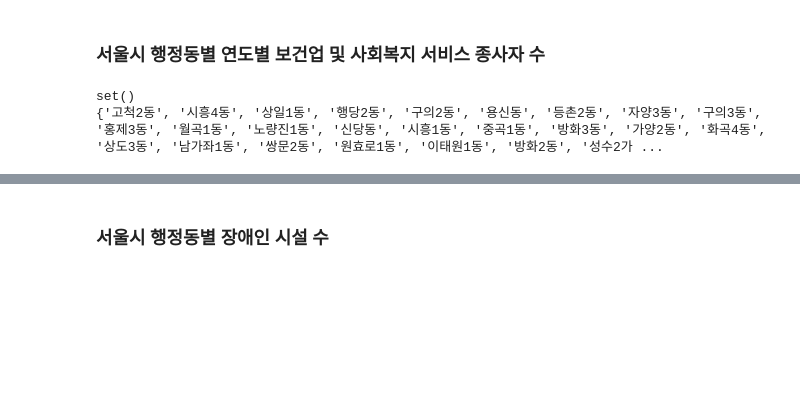
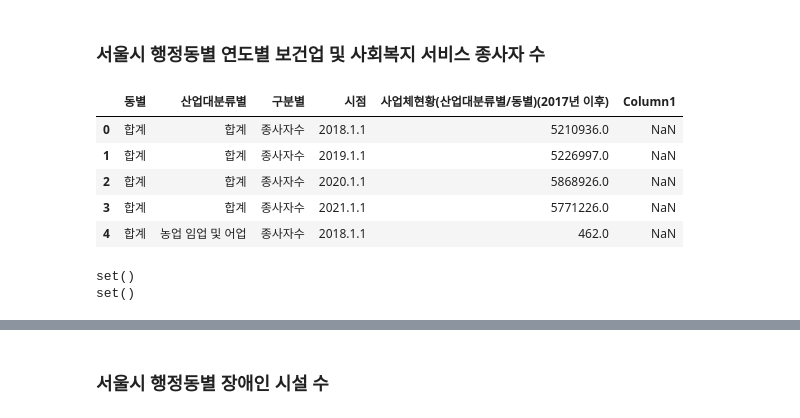
Before and after one commit to daunJJ/CallTaxi, a Jupyter notebook: table_join.ipynb, the cells around one changed output, grey strips where cells are left out. Cells and saved outputs as stored; diff of their text form; code cells hidden in the pictures; blank space fills up the shorter version.

```diff
--- a/table_join.ipynb
+++ b/table_join.ipynb
@@ -91,19 +115,12 @@ final_data.head()
 ### 서울시 행정동별 연도별 보건업 및 사회복지 서비스 종사자 수
 # %%
 seoul_companies = pd.read_csv('./data/extra_data/서울시_사업체현황.csv')
-# %%
-# 여자 행 삭제
-seoul_companies.drop(seoul_companies[seoul_companies['구분별(2)'].str.contains('여')].index, inplace=True)
-
-# 필요없는 열 삭제
-seoul_companies.drop(['산업대분류별(1)', '동별(1)', '구분별(2)'], axis=1, inplace=True)
-
-# 열 이름 변경
-seoul_companies.columns = ['시점', '산업대', '구별', '동별', '구분별', '수']
-
-# 구별 동별 칼럼 소계 없애기
-seoul_companies.drop(seoul_companies[seoul_companies.구별.str.contains('소계')].index, inplace=True)
-seoul_companies.drop(seoul_companies[seoul_companies.동별.str.contains('소계')].index, inplace=True)
-
-# 사업체 수 삭제
-seoul_companies.drop(seoul_companies[seoul_companies.구분별.str.contains('사업체수')].index, inplace=True)
+# %%
+seoul_companies.head()
+# %% [output]
+|  | 동별 | 산업대분류별 | 구분별 | 시점 | 사업체현황(산업대분류별/동별)(2017년 이후) | Column1 |
+| 0 | 합계 | 합계 | 종사자수 | 2018.1.1 | 5210936.0 | NaN |
+| 1 | 합계 | 합계 | 종사자수 | 2019.1.1 | 5226997.0 | NaN |
+| 2 | 합계 | 합계 | 종사자수 | 2020.1.1 | 5868926.0 | NaN |
+| 3 | 합계 | 합계 | 종사자수 | 2021.1.1 | 5771226.0 | NaN |
+| 4 | 합계 | 농업 임업 및 어업 | 종사자수 | 2018.1.1 | 462.0 | NaN |
@@ -110,8 +143,8 @@ seoul_companies.drop(seoul_companies[seoul_companies.구분별.str.contains('사
 # %%
-call_taxi_dongs = set(full_data.출발지동.unique())
-companies_dongs = set(seoul_companies.동별.unique())
-print(set.difference(call_taxi_dongs, community_dongs))
-print(set.difference(companies_dongs, call_taxi_dongs))
+call_taxi_unique = set(final_data.출발지동.unique())
+companies_unique = set(seoul_companies.동별.unique())
+print(set.difference(call_taxi_unique, companies_unique))
+print(set.difference(companies_unique, call_taxi_unique))
 # %% [output]
 set()
-{'고척2동', '시흥4동', '상일1동', '행당2동', '구의2동', '용신동', '등촌2동', '자양3동', '구의3동', '홍제3동', '월곡1동', '노량진1동', '신당동', '시흥1동', '중곡1동', '방화3동', '가양2동', '화곡4동', '상도3동', '남가좌1동', '쌍문2동', '원효로1동', '이태원1동', '방화2동', '성수2가 ...
+set()
```
Also changed, not shown: parts of 68 cells of this notebook.
